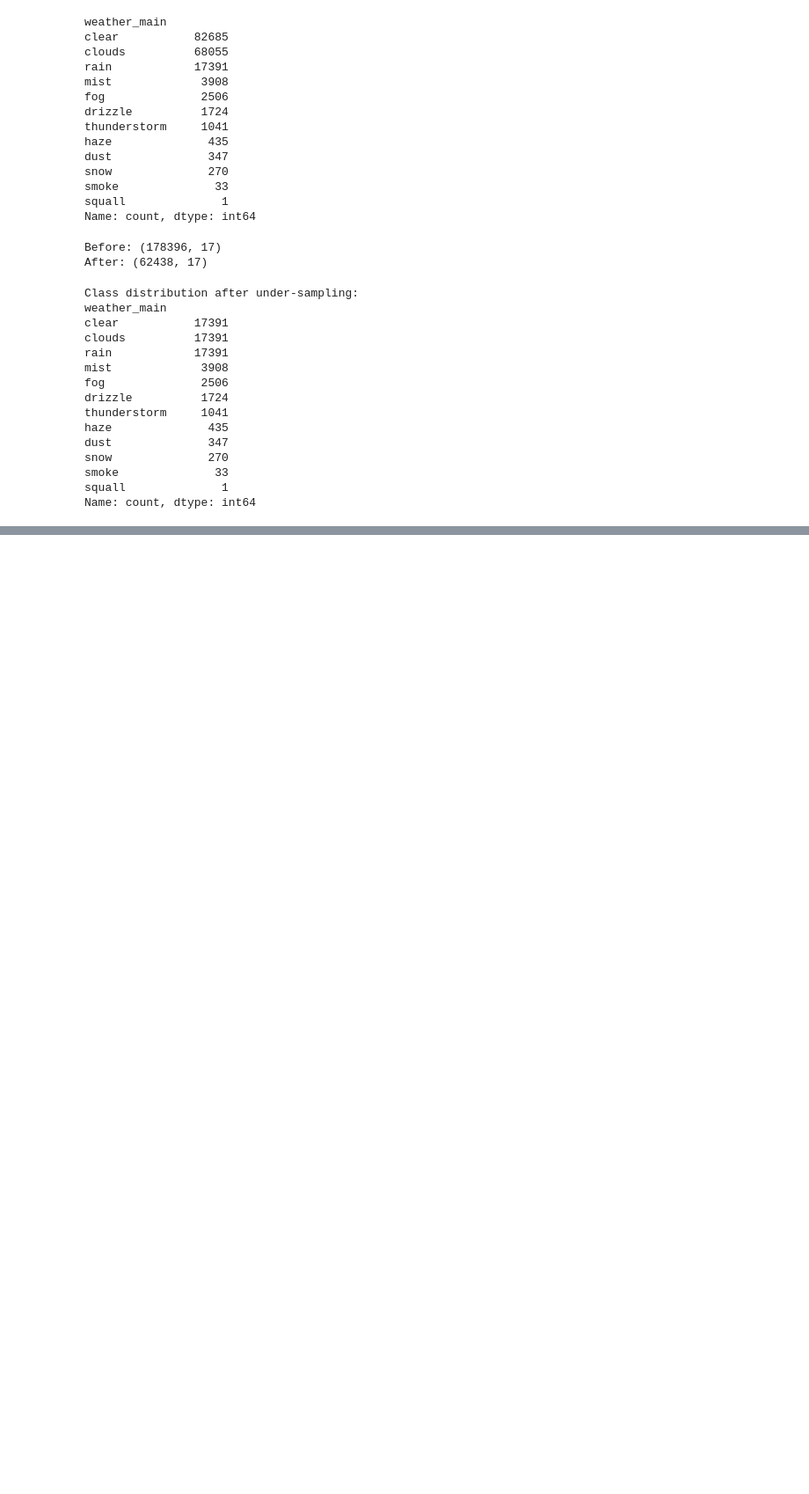
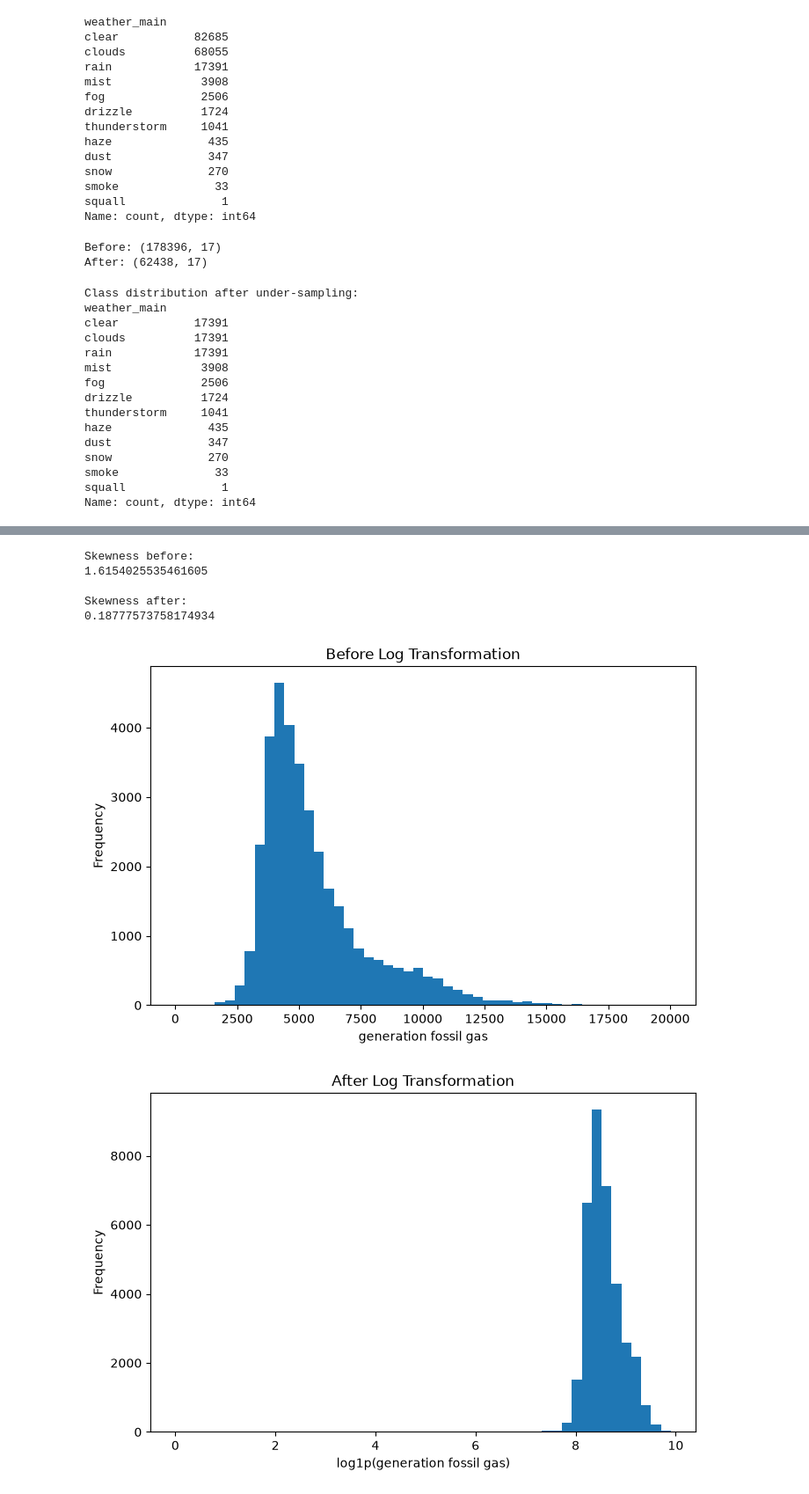
Before and after one commit to nguyenminhhieu108/Assignment_ls2, a Jupyter notebook: main.ipynb, the cells around one changed output, grey strips where cells are left out. Shown at 88% size. Cells and saved outputs as stored; diff of their text form; code cells hidden in the pictures; blank space fills up the shorter version.

```diff
--- a/main.ipynb
+++ b/main.ipynb
@@ -1470,0 +1482,46 @@ Name: count, dtype: int64
+# %%
+energy_bonus = energy_outlier_clean.copy()
+
+energy_bonus['generation fossil gas'] = np.log1p(
+    energy_bonus['generation fossil gas']
+)
+# %%
+# kiểm tra độ lệch (skewness) trước và sau khi log-transform
+print("Skewness before:")
+print(energy_outlier_clean['generation fossil gas'].skew())
+
+print("\nSkewness after:")
+print(energy_bonus['generation fossil gas'].skew())
+# %% [output]
+Skewness before:
+1.6154025535461605
+
+Skewness after:
+0.18777573758174934
+# %%
+plt.figure(figsize=(8, 5))
+
+plt.hist(
+    energy_outlier_clean['generation fossil gas'],
+    bins=50
+)
+
+plt.title('Before Log Transformation')
+plt.xlabel('generation fossil gas')
+plt.ylabel('Frequency')
+plt.show()
+
+plt.figure(figsize=(8, 5))
+
+plt.hist(
+    energy_bonus['generation fossil gas'],
+    bins=50
+)
+
+plt.title('After Log Transformation')
+plt.xlabel('log1p(generation fossil gas)')
+plt.ylabel('Frequency')
+plt.show()
+# %% [output]
+[figure, added]
+[figure, added]
```
Also changed, not shown: parts of 16 cells of this notebook.
